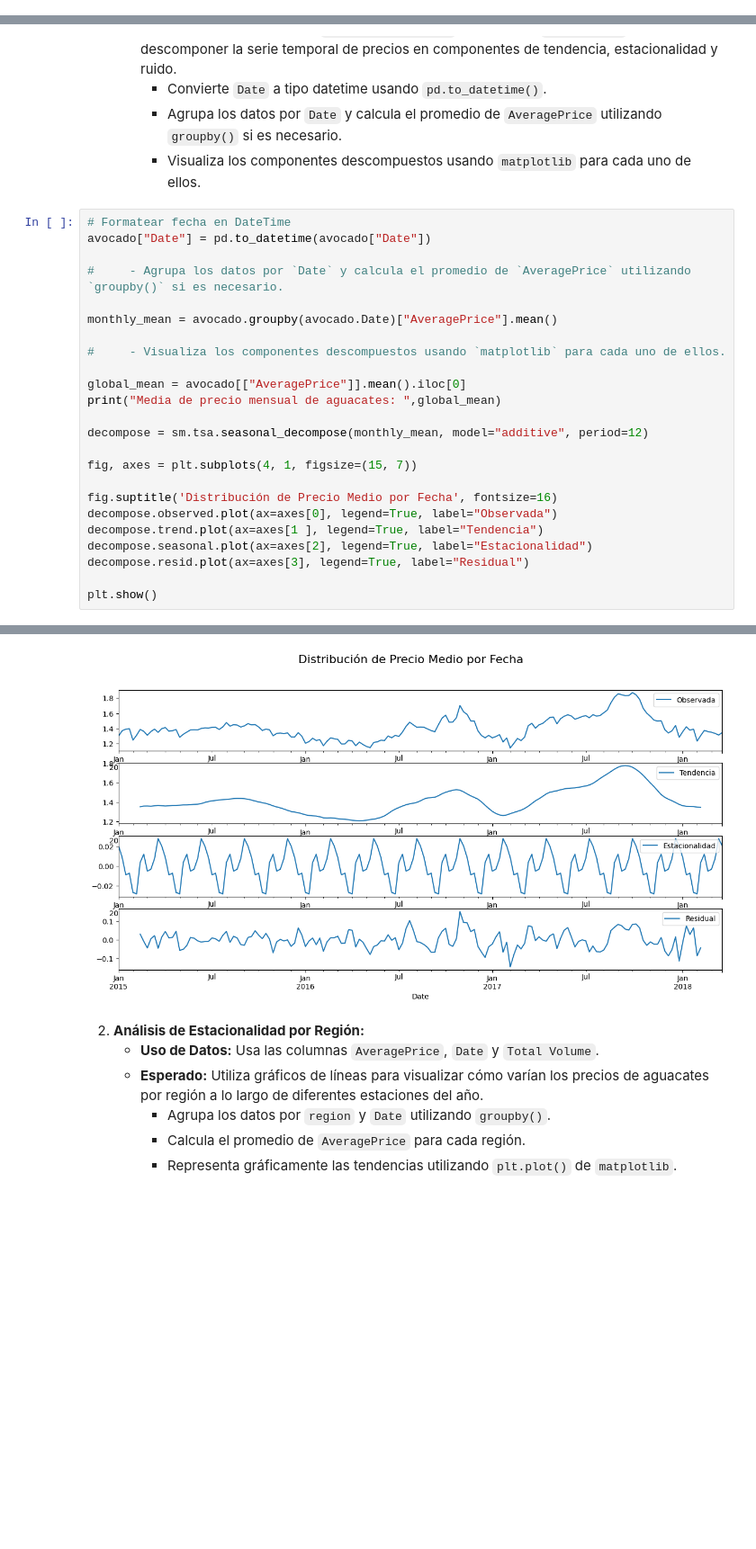
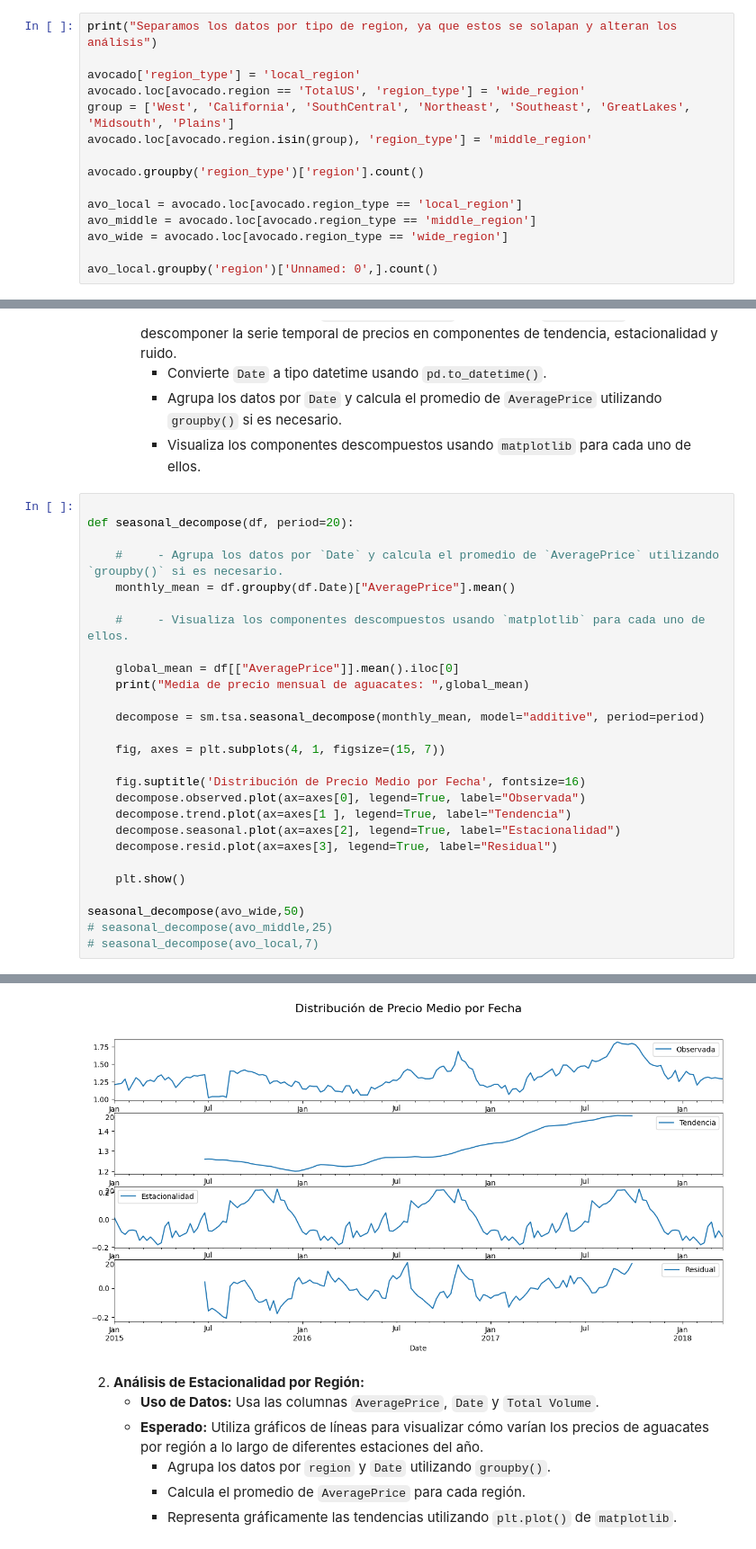
Before and after one commit to germanztz/data-science-uoc-avocado, a Jupyter notebook: german.ipynb, the cells around one changed output, grey strips where cells are left out. Shown at 90% size. Cells and saved outputs as stored; diff of their text form; blank space fills up the shorter version.

```diff
--- a/german.ipynb
+++ b/german.ipynb
@@ -76,0 +112,15 @@ avocado.head(20).to_csv()
+# %%
+print("Separamos los datos por tipo de region, ya que estos se solapan y alteran los análisis")
+
+avocado['region_type'] = 'local_region'
+avocado.loc[avocado.region == 'TotalUS', 'region_type'] = 'wide_region'
+group = ['West', 'California', 'SouthCentral', 'Northeast', 'Southeast', 'GreatLakes', 'Midsouth', 'Plains']
+avocado.loc[avocado.region.isin(group), 'region_type'] = 'middle_region'
+
+avocado.groupby('region_type')['region'].count()
+
+avo_local = avocado.loc[avocado.region_type == 'local_region']
+avo_middle = avocado.loc[avocado.region_type == 'middle_region']
+avo_wide = avocado.loc[avocado.region_type == 'wide_region']
+
+avo_local.groupby('region')['Unnamed: 0',].count()
@@ -83,27 +152,30 @@ avocado.head(20).to_csv()
      - Agrupa los datos por `Date` y calcula el promedio de `AveragePrice` utilizando `groupby()` si es necesario.
      - Visualiza los componentes descompuestos usando `matplotlib` para cada uno de ellos.
 # %%
-# Formatear fecha en DateTime
-avocado["Date"] = pd.to_datetime(avocado["Date"])
 
-#     - Agrupa los datos por `Date` y calcula el promedio de `AveragePrice` utilizando `groupby()` si es necesario.
+def seasonal_decompose(df, period=20):
 
-monthly_mean = avocado.groupby(avocado.Date)["AveragePrice"].mean()
+    #     - Agrupa los datos por `Date` y calcula el promedio de `AveragePrice` utilizando `groupby()` si es necesario.
+    monthly_mean = df.groupby(df.Date)["AveragePrice"].mean()
 
-#     - Visualiza los componentes descompuestos usando `matplotlib` para cada uno de ellos.
+    #     - Visualiza los componentes descompuestos usando `matplotlib` para cada uno de ellos.
 
-global_mean = avocado[["AveragePrice"]].mean().iloc[0]
-print("Media de precio mensual de aguacates: ",global_mean)
+    global_mean = df[["AveragePrice"]].mean().iloc[0]
+    print("Media de precio mensual de aguacates: ",global_mean)
 
-decompose = sm.tsa.seasonal_decompose(monthly_mean, model="additive", period=12)
+    decompose = sm.tsa.seasonal_decompose(monthly_mean, model="additive", period=period)
 
-fig, axes = plt.subplots(4, 1, figsize=(15, 7))
+    fig, axes = plt.subplots(4, 1, figsize=(15, 7))
 
-fig.suptitle('Distribución de Precio Medio por Fecha', fontsize=16)
-decompose.observed.plot(ax=axes[0], legend=True, label="Observada")
-decompose.trend.plot(ax=axes[1 ], legend=True, label="Tendencia")
-decompose.seasonal.plot(ax=axes[2], legend=True, label="Estacionalidad")
-decompose.resid.plot(ax=axes[3], legend=True, label="Residual")
+    fig.suptitle('Distribución de Precio Medio por Fecha', fontsize=16)
+    decompose.observed.plot(ax=axes[0], legend=True, label="Observada")
+    decompose.trend.plot(ax=axes[1 ], legend=True, label="Tendencia")
+    decompose.seasonal.plot(ax=axes[2], legend=True, label="Estacionalidad")
+    decompose.resid.plot(ax=axes[3], legend=True, label="Residual")
 
-plt.show()
+    plt.show()
+
+seasonal_decompose(avo_wide,50)
+# seasonal_decompose(avo_middle,25)
+# seasonal_decompose(avo_local,7)
 # %% [output]
@@ -111,4 +183,4 @@ Media de precio mensual de aguacates:  1.405978409775878
-[figure, old version]
+[figure, new version]
 # %% [markdown]
 2. **Análisis de Estacionalidad por Región:**
    - **Uso de Datos:** Usa las columnas `AveragePrice`, `Date` y `Total Volume`.
```
Also changed, not shown: parts of 16 cells of this notebook.
